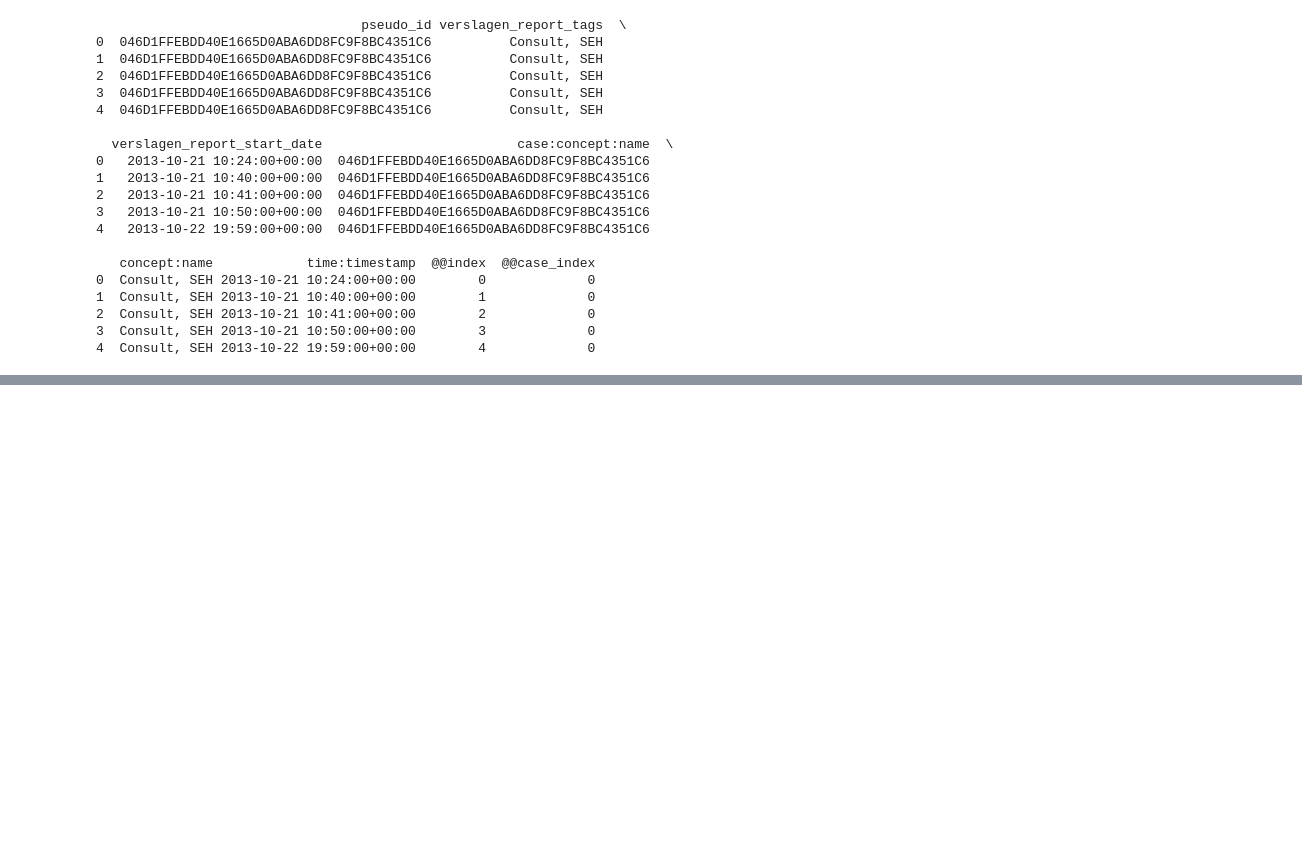
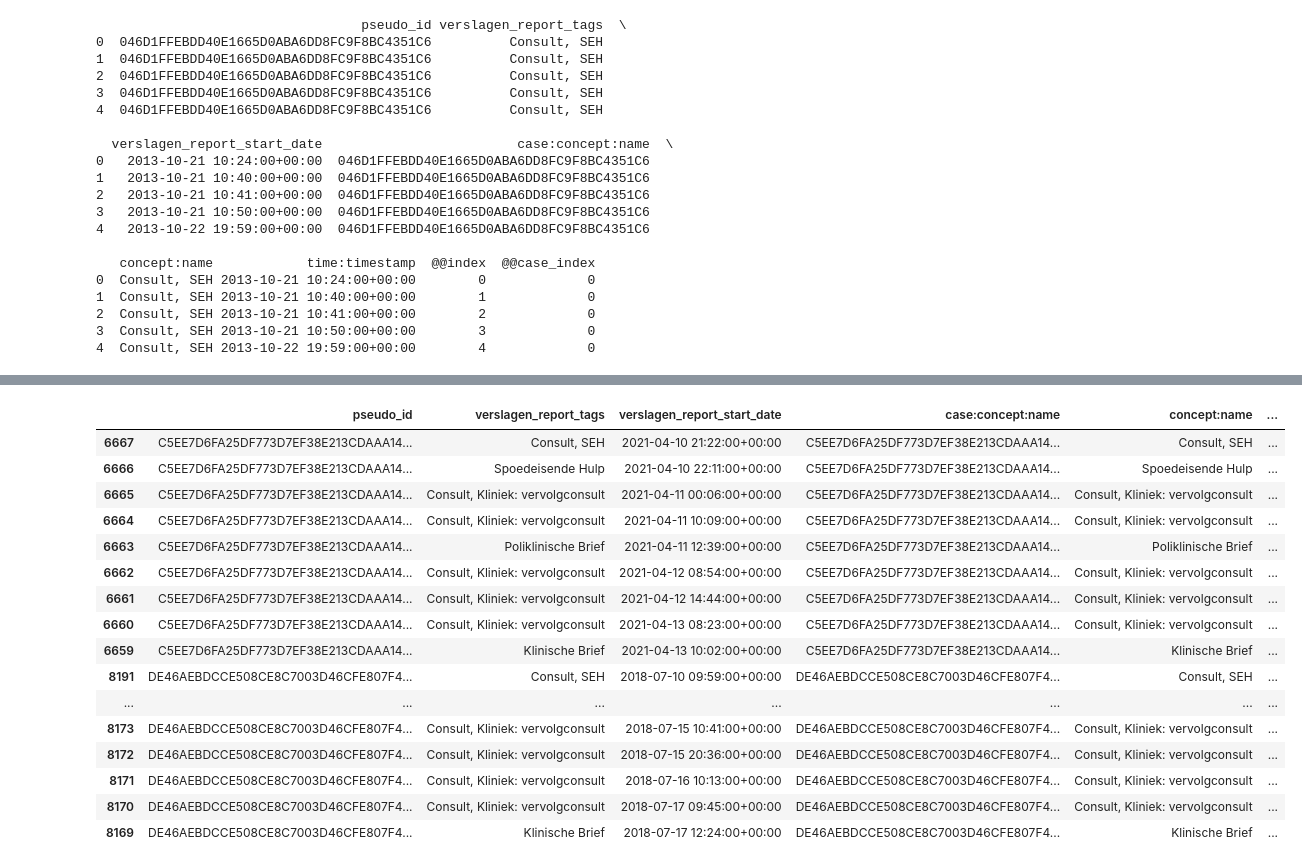
Before and after one commit to Yannique00/Master_Thesis, a Jupyter notebook: event logs pm.ipynb, the cells around one changed output, grey strips where cells are left out. Cells and saved outputs as stored; diff of their text form; code cells hidden in the pictures; blank space fills up the shorter version.

```diff
--- a/event logs pm.ipynb
+++ b/event logs pm.ipynb
@@ -106,0 +136,25 @@ ExecutableNotFound: failed to execute WindowsPath('dot'), make sure the Graphviz
+# %%
+# for filtering based on time
+filtered_log = pm4py.filter_time_range(df_verslagen, "2023-01-01 00:00:00", "2023-12-31 23:59:59")
+# for filtering based on performance filters
+filtered_log = pm4py.filter_case_performance(df_verslagen, min_performance=100, max_performance=1000000)
+
+filtered_log
+# %% [output]
+|  | pseudo_id | verslagen_report_tags | verslagen_report_start_date | case:concept:name | concept:name | ... |
+| 6667 | C5EE7D6FA25DF773D7EF38E213CDAAA14... | Consult, SEH | 2021-04-10 21:22:00+00:00 | C5EE7D6FA25DF773D7EF38E213CDAAA14... | Consult, SEH | ... |
+| 6666 | C5EE7D6FA25DF773D7EF38E213CDAAA14... | Spoedeisende Hulp | 2021-04-10 22:11:00+00:00 | C5EE7D6FA25DF773D7EF38E213CDAAA14... | Spoedeisende Hulp | ... |
+| 6665 | C5EE7D6FA25DF773D7EF38E213CDAAA14... | Consult, Kliniek: vervolgconsult | 2021-04-11 00:06:00+00:00 | C5EE7D6FA25DF773D7EF38E213CDAAA14... | Consult, Kliniek: vervolgconsult | ... |
+| 6664 | C5EE7D6FA25DF773D7EF38E213CDAAA14... | Consult, Kliniek: vervolgconsult | 2021-04-11 10:09:00+00:00 | C5EE7D6FA25DF773D7EF38E213CDAAA14... | Consult, Kliniek: vervolgconsult | ... |
+| 6663 | C5EE7D6FA25DF773D7EF38E213CDAAA14... | Poliklinische Brief | 2021-04-11 12:39:00+00:00 | C5EE7D6FA25DF773D7EF38E213CDAAA14... | Poliklinische Brief | ... |
+| 6662 | C5EE7D6FA25DF773D7EF38E213CDAAA14... | Consult, Kliniek: vervolgconsult | 2021-04-12 08:54:00+00:00 | C5EE7D6FA25DF773D7EF38E213CDAAA14... | Consult, Kliniek: vervolgconsult | ... |
+| 6661 | C5EE7D6FA25DF773D7EF38E213CDAAA14... | Consult, Kliniek: vervolgconsult | 2021-04-12 14:44:00+00:00 | C5EE7D6FA25DF773D7EF38E213CDAAA14... | Consult, Kliniek: vervolgconsult | ... |
+| 6660 | C5EE7D6FA25DF773D7EF38E213CDAAA14... | Consult, Kliniek: vervolgconsult | 2021-04-13 08:23:00+00:00 | C5EE7D6FA25DF773D7EF38E213CDAAA14... | Consult, Kliniek: vervolgconsult | ... |
+| 6659 | C5EE7D6FA25DF773D7EF38E213CDAAA14... | Klinische Brief | 2021-04-13 10:02:00+00:00 | C5EE7D6FA25DF773D7EF38E213CDAAA14... | Klinische Brief | ... |
+| 8191 | DE46AEBDCCE508CE8C7003D46CFE807F4... | Consult, SEH | 2018-07-10 09:59:00+00:00 | DE46AEBDCCE508CE8C7003D46CFE807F4... | Consult, SEH | ... |
+| ... | ... | ... | ... | ... | ... | ... |
+| 8173 | DE46AEBDCCE508CE8C7003D46CFE807F4... | Consult, Kliniek: vervolgconsult | 2018-07-15 10:41:00+00:00 | DE46AEBDCCE508CE8C7003D46CFE807F4... | Consult, Kliniek: vervolgconsult | ... |
+| 8172 | DE46AEBDCCE508CE8C7003D46CFE807F4... | Consult, Kliniek: vervolgconsult | 2018-07-15 20:36:00+00:00 | DE46AEBDCCE508CE8C7003D46CFE807F4... | Consult, Kliniek: vervolgconsult | ... |
+| 8171 | DE46AEBDCCE508CE8C7003D46CFE807F4... | Consult, Kliniek: vervolgconsult | 2018-07-16 10:13:00+00:00 | DE46AEBDCCE508CE8C7003D46CFE807F4... | Consult, Kliniek: vervolgconsult | ... |
+| 8170 | DE46AEBDCCE508CE8C7003D46CFE807F4... | Consult, Kliniek: vervolgconsult | 2018-07-17 09:45:00+00:00 | DE46AEBDCCE508CE8C7003D46CFE807F4... | Consult, Kliniek: vervolgconsult | ... |
+| 8169 | DE46AEBDCCE508CE8C7003D46CFE807F4... | Klinische Brief | 2018-07-17 12:24:00+00:00 | DE46AEBDCCE508CE8C7003D46CFE807F4... | Klinische Brief | ... |
```
Also changed, not shown: parts of 20 cells of this notebook, 1 other file.
